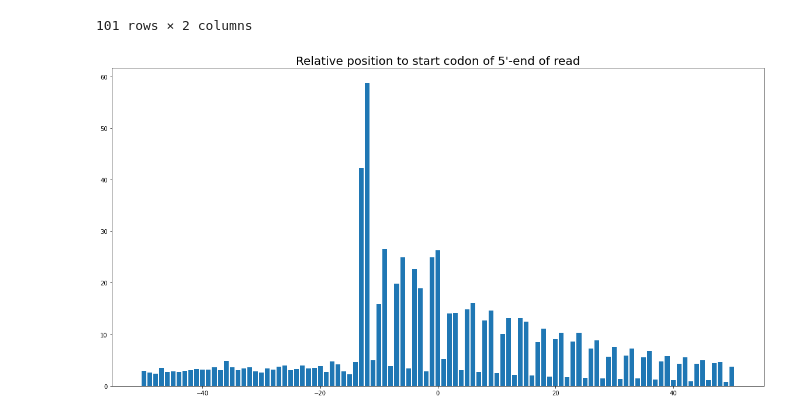
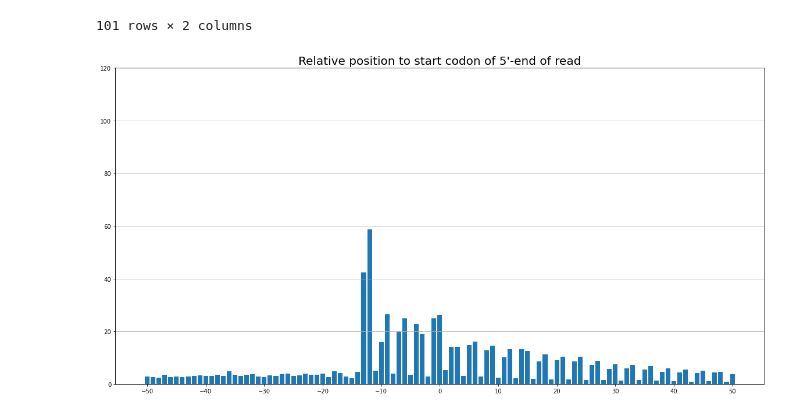
Before and after one commit to babaling/2021bioinfo1, a Jupyter notebook: Mission/Mission 2.ipynb, the cells around one changed output. Saved outputs shown, nothing was run; the diff lists cells and outputs as text; code cells hidden in the pictures.

Commit message:
Change color and add grid

```diff
--- a/Mission/Mission 2.ipynb
+++ b/Mission/Mission 2.ipynb
@@ -241,10 +241,13 @@ new_df
 # %%
 import matplotlib.pyplot as plt
 fig, ax = plt.subplots(1, 1, figsize=(20, 10))
 
 plt.bar(new_df['relative_position'], new_df['read_depth']/1000)
 
 plt.title('Relative position to start codon of 5\'-end of read', fontsize='20')
+plt.xticks(range(-50,51,10))
+plt.yticks(range(0, 121, 20))
+plt.grid(True, axis='y')
 plt.show()
 # %% [output]
-[figure, old version]
+[figure, new version]
```
